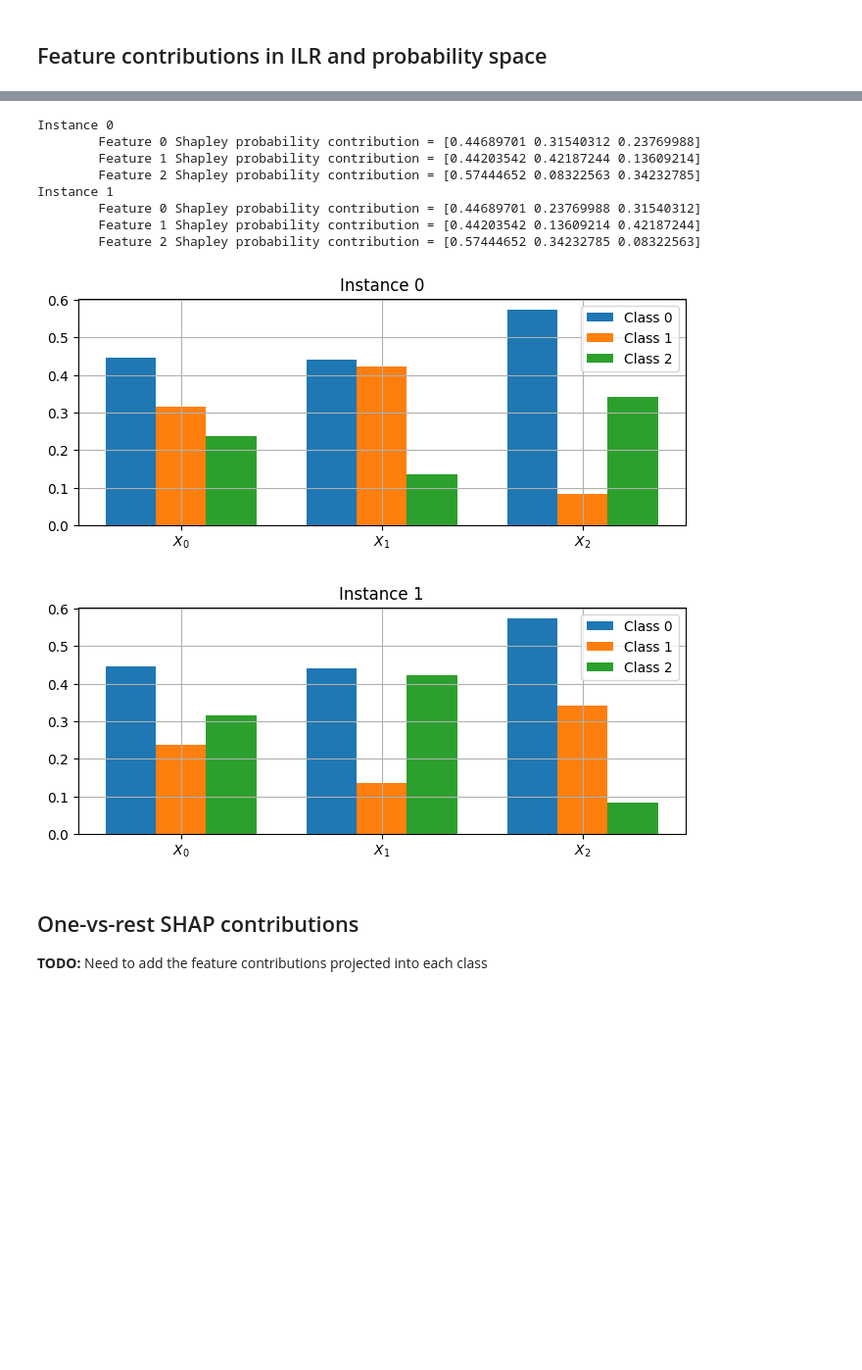
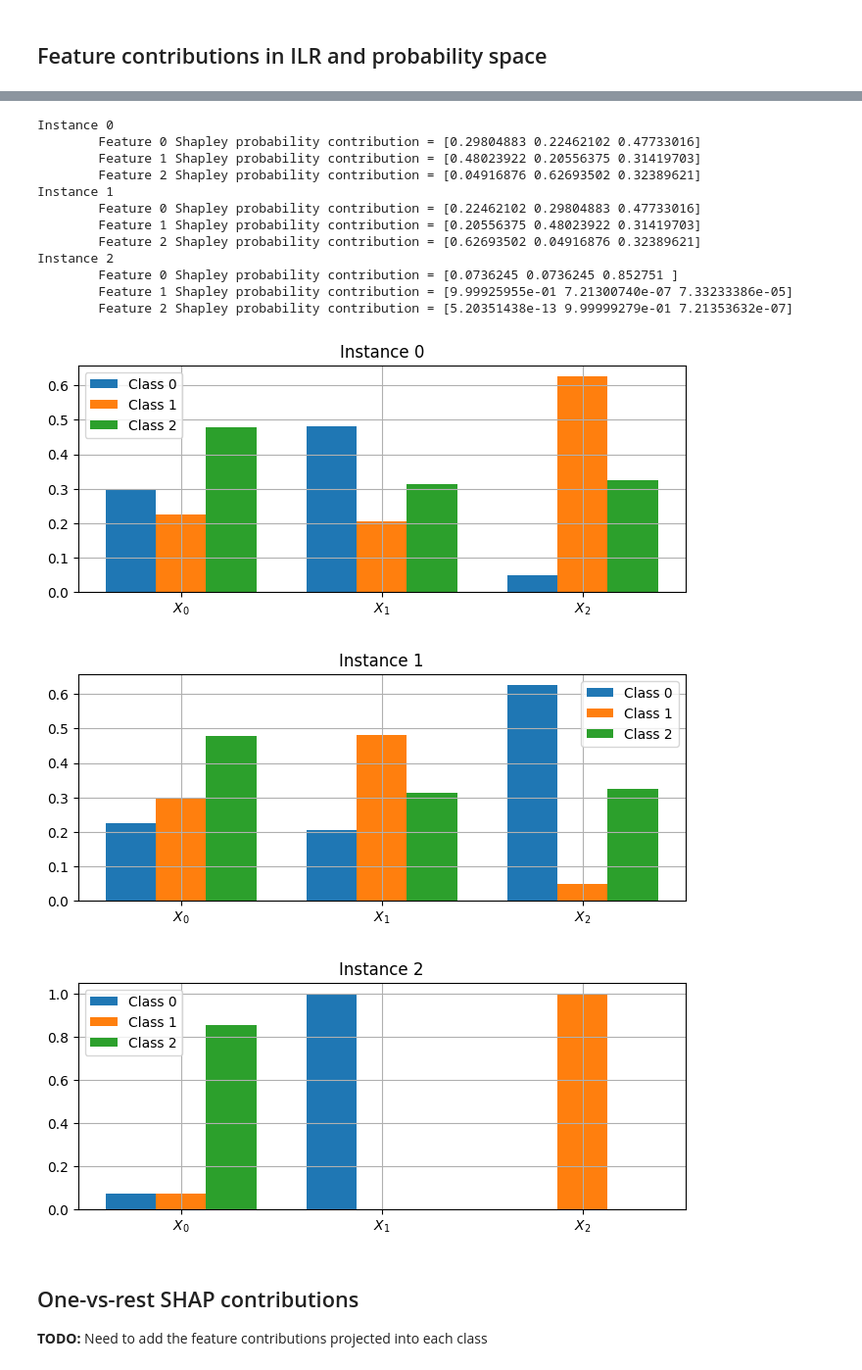
Before and after one commit to shapley-composition/ecai-2024-code-and-exp, a Jupyter notebook: toy_example_in_ilr_and_shap.ipynb, the cells around one changed output, grey strips where cells are left out. Shown at 98% size. Saved outputs shown, nothing was run; the diff lists cells and outputs as text; code cells hidden in the pictures; blank space fills up the shorter version.

Commit message:
Extended example and fixed issue - The Shapley contributions have been fixed

```diff
--- a/toy_example_in_ilr_and_shap.ipynb
+++ b/toy_example_in_ilr_and_shap.ipynb
@@ -66,12 +71,27 @@ plot_coordinate_system(ax=ax)
 In order to simplify the code, each instance is defined by the end points of the contribution of each feature. This does not correspond to the Shapley values. To obtain the Shapley values we need to subtract the begining of the line of each feature contribution.
 # %%
 base = rotate([0.1, 0], 30)
+base = np.array([0 ,.0])
+
 instance_list = [[rotate([0.5, 0.2], 30),
                   rotate([1, 1], 30),
                   rotate([2, 0], 30)],
                  [rotate([0.5, -0.2], 30),
                   rotate([1, -1], 30),
+                  rotate([2, 0], 30)],
+                [rotate([2, 0], 30),
+                  rotate([2, -0.5], 30),
                   rotate([2, 0], 30)]]
+
+instance_list = [[np.array([0.2, -0.5]),
+                  np.array([1, -1]),
+                  np.array([0, -2])],
+                 [np.array([-0.2, -0.5]),
+                  np.array([-1, -1]),
+                  np.array([0, -2])],
+                [np.array([0, -2]),
+                  np.array([10, -2]),
+                  np.array([0, -2])]]
 
 print(instance_list)
 
@@ -79,9 +99,9 @@ instance_shapley_list = []
 for i, instance in enumerate(instance_list):
     instance_shapley_list.append([])
     last = base.copy()
+    print(f"Instance {i}")
     for j in range(len(instance)):
         instance_shapley_list[i].append(instance[j] - last)
         last = instance[j]
-
-print(instance_shapley_list)
+        print(f"\tShapley contribution of feature {j} = {last}")
 # %% [output]
@@ -166,40 +196,53 @@ Instance 1
 # %%
 instance_shapley_prob_list = [[ilr_inv(shapley, basis) for shapley in shapley_list]
                               for shapley_list in instance_shapley_list]
+
+instance_shapley_prob_list = []
+for i, shapley_list in enumerate(instance_shapley_list):
+    instance_shapley_prob_list.append([])
+    instance_shapley_prob_list[i].append(ilr_inv(shapley_list[0] - base, basis))
+    for j in range(1, len(shapley_list)):
+        #instance_shapley_prob_list[i].append(ilr_inv(shapley_list[j], basis)- ilr_inv(shapley_list[j-1], basis))
+        instance_shapley_prob_list[i].append(ilr_inv(shapley_list[j] - shapley_list[j-1], basis))
 
 for i, shapley_prob_list in enumerate(instance_shapley_prob_list):
     print(f"Instance {i}")
     for j, shapley_prob in enumerate(shapley_prob_list):
         print(f"\tFeature {j} Shapley probability contribution = {shapley_prob}")
 
 def plot_shapley_instances_bars(instance_shapley_prob_list):
     for i, shapley_prob_list in enumerate(instance_shapley_prob_list):
         fig = plt.figure(figsize=(8, 3))
         ax = fig.add_subplot()
         ax.set_title(f"Instance {i}")
         n_features = len(shapley_prob_list)
         x = np.arange(n_features)
         n_classes = len(shapley_prob_list[0])
         width = 1/(n_classes+1)
         shapley_prob_list_t = np.array(shapley_prob_list).T
         for j, shapley_prob in enumerate(shapley_prob_list_t):
             offset = width * j
             ax.bar(x + offset, shapley_prob, width, label=f"Class {j}")
         ax.set_xticks(x + width, [f"$X_{j}$" for j in range(n_features) ])
         ax.legend()
 
 plot_shapley_instances_bars(instance_shapley_prob_list)
 # %% [output]
 Instance 0
-        Feature 0 Shapley probability contribution = [0.44689701 0.31540312 0.23769988]
-        Feature 1 Shapley probability contribution = [0.44203542 0.42187244 0.13609214]
-        Feature 2 Shapley probability contribution = [0.57444652 0.08322563 0.34232785]
+        Feature 0 Shapley probability contribution = [0.29804883 0.22462102 0.47733016]
+        Feature 1 Shapley probability contribution = [0.48023922 0.20556375 0.31419703]
+        Feature 2 Shapley probability contribution = [0.04916876 0.62693502 0.32389621]
 Instance 1
-        Feature 0 Shapley probability contribution = [0.44689701 0.23769988 0.31540312]
-        Feature 1 Shapley probability contribution = [0.44203542 0.13609214 0.42187244]
-        Feature 2 Shapley probability contribution = [0.57444652 0.34232785 0.08322563]
+        Feature 0 Shapley probability contribution = [0.22462102 0.29804883 0.47733016]
+        Feature 1 Shapley probability contribution = [0.20556375 0.48023922 0.31419703]
+        Feature 2 Shapley probability contribution = [0.62693502 0.04916876 0.32389621]
+Instance 2
+        Feature 0 Shapley probability contribution = [0.0736245 0.0736245 0.852751 ]
+        Feature 1 Shapley probability contribution = [9.99925955e-01 7.21300740e-07 7.33233386e-05]
+        Feature 2 Shapley probability contribution = [5.20351438e-13 9.99999279e-01 7.21353632e-07]
-[figure, old version]
+[figure, new version]
-[figure, old version]
+[figure, new version]
+[figure, added]
 # %% [markdown]
 ## One-vs-rest SHAP contributions
 
```
Also changed, not shown: parts of 5 cells of this notebook, 1 other file.
